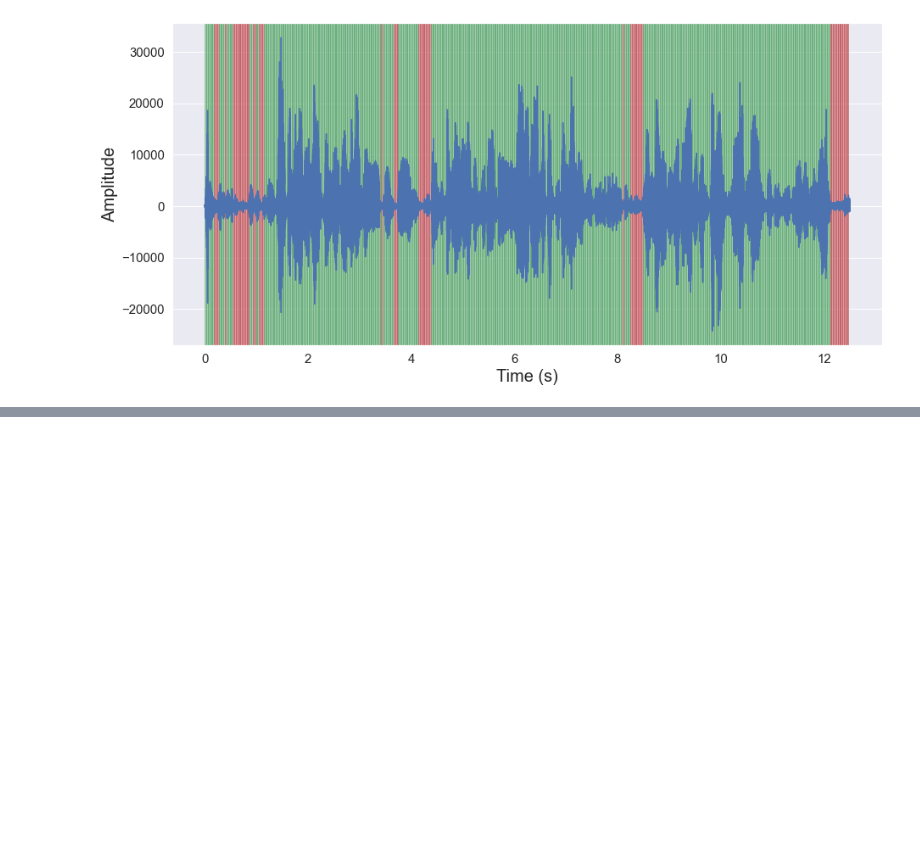
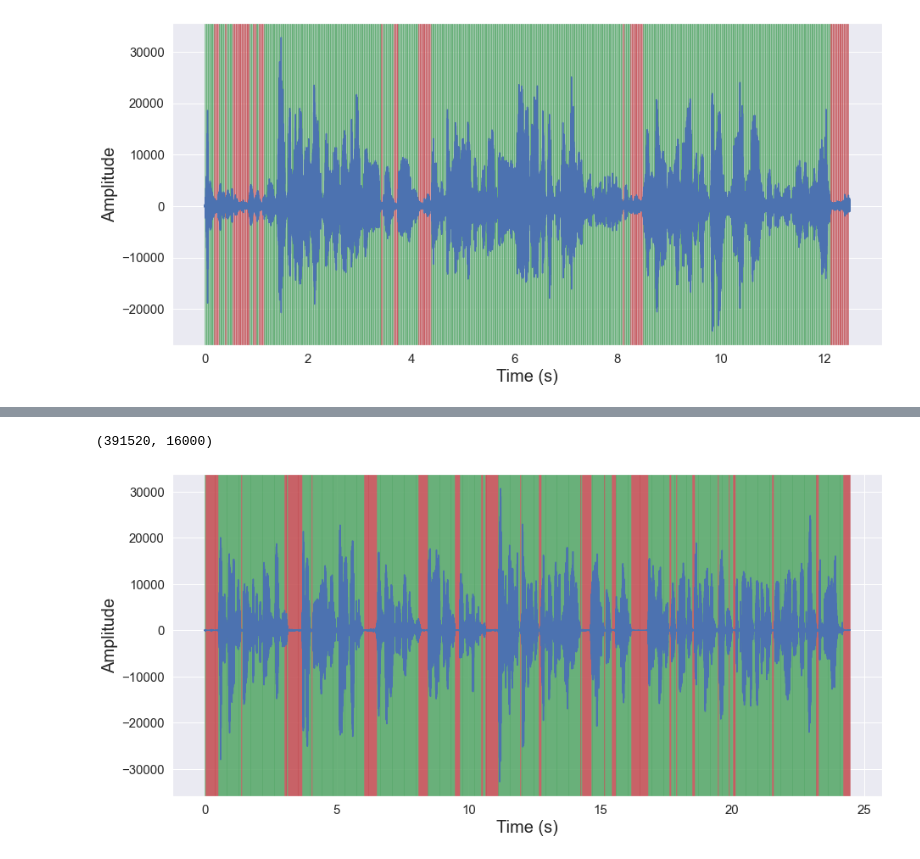
Before and after one commit to mesolitica/malaya-speech, a Jupyter notebook: vad-webrtc.ipynb, the cells around one changed output, grey strips where cells are left out. Cells and saved outputs as stored; diff of their text form; code cells hidden in the pictures; blank space fills up the shorter version.

```diff
--- a/vad-webrtc.ipynb
+++ b/vad-webrtc.ipynb
@@ -18,0 +32,14 @@ malaya_speech.extra.visualization.visualize_vad(y, frames, sr)
+# %%
+y, sr = malaya_speech.utils.read.flac('speech/7021-79759-0004.flac')
+len(y), sr
+# %% [output]
+(391520, 16000)
+# %%
+vad = malaya_speech.vad.webrtc(minimum_amplitude = int(np.quantile(np.abs(y), 0.2)))
+# %%
+frames = list(malaya_speech.utils.generator.frames(30, y, sr))
+frames = [(frame, vad(frame, sr)) for frame in frames]
+# %%
+malaya_speech.extra.visualization.visualize_vad(y, frames, sr)
+# %% [output]
+[figure, added]
```
Also changed, not shown: parts of 3 cells of this notebook, 5 other files.
